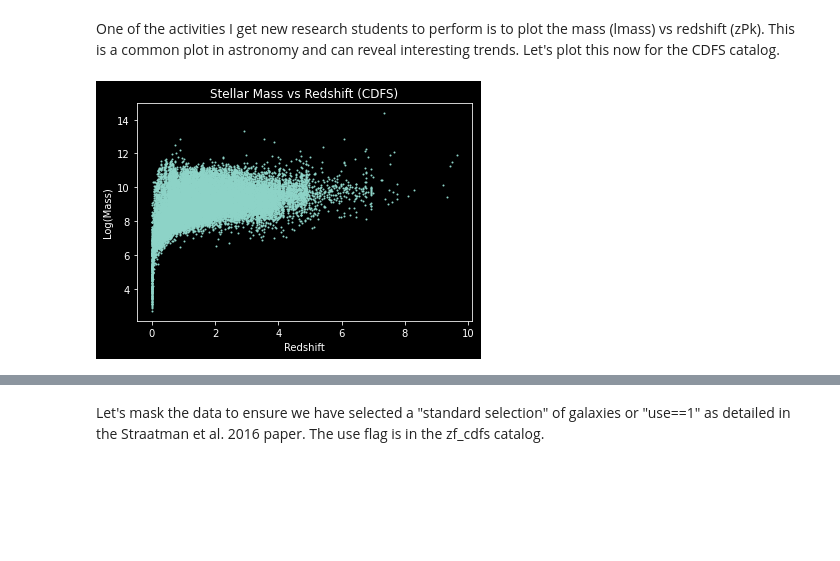
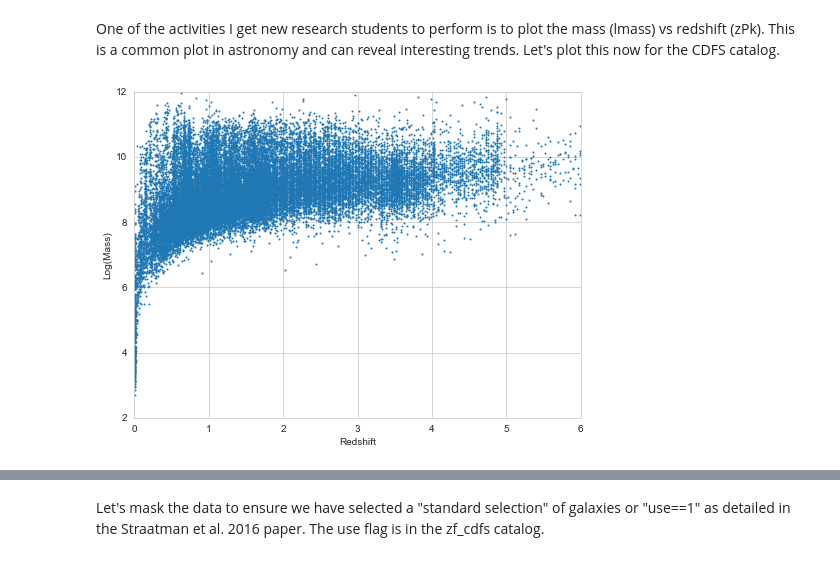
Before and after one commit to mjcowley/Astro_Code, a Jupyter notebook: ZFOURGE-VizieR-Import/ZFOURGE-VizieR-Import.ipynb, the cells around one changed output, grey strips where cells are left out. Cells and saved outputs as stored; diff of their text form; code cells hidden in the pictures; blank space fills up the shorter version.

Commit message:
Density Plot

```diff
--- a/ZFOURGE-VizieR-Import/ZFOURGE-VizieR-Import.ipynb
+++ b/ZFOURGE-VizieR-Import/ZFOURGE-VizieR-Import.ipynb
@@ -58,11 +58,12 @@ E_SFR: ? Upper uncertainty on SFR (Unit: solMass / yr)
 # %% [markdown]
 One of the activities I get new research students to perform is to plot the mass (lmass) vs redshift (zPk). This is a common plot in astronomy and can reveal interesting trends. Let's plot this now for the CDFS catalog.
 # %%
-plt.style.use('dark_background')  # Dark theme
+plt.figure(figsize=(8, 6))
 plt.scatter(data['zPk'], data['lmass'], s=1)  # Scatter plot
+plt.xlim(0, 6) # Between redshift 0 and 6
+plt.ylim(2, 12)  # Between log(Mass) 2 and 12
 plt.xlabel('Redshift')
 plt.ylabel('Log(Mass)')
-plt.title('Stellar Mass vs Redshift (CDFS)')
 plt.show()
 # %% [output]
-[figure, old version]
+[figure, new version]
```
Also changed, not shown: parts of 2 cells of this notebook.
